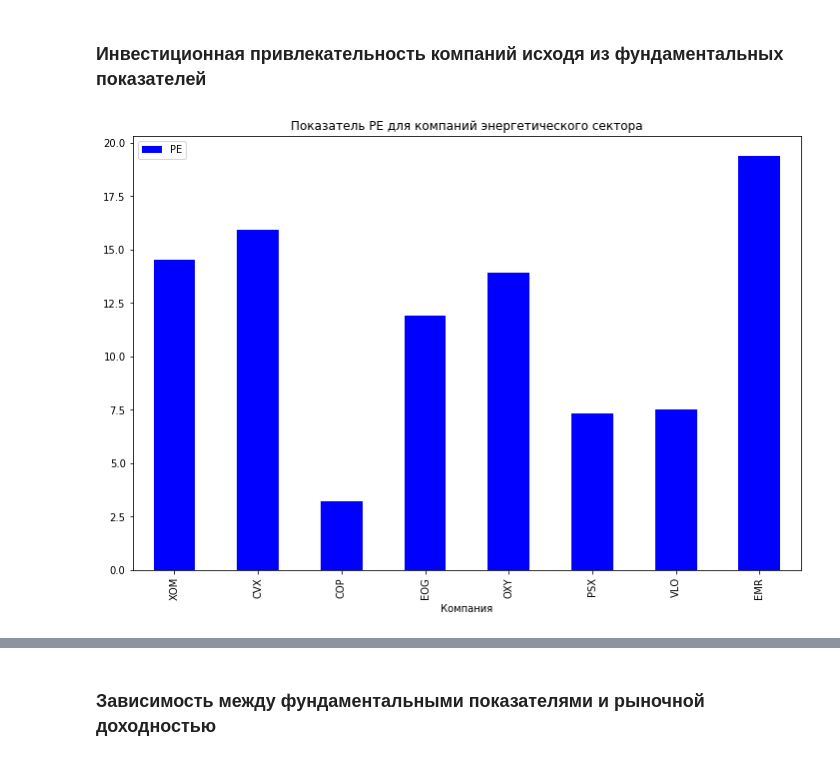
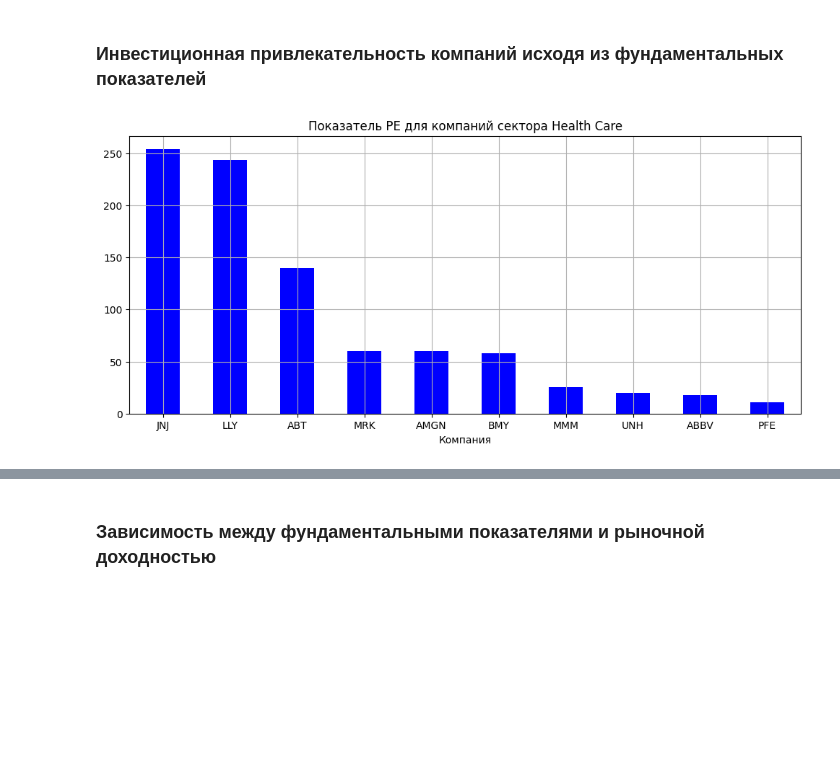
Before and after one commit to qununc/financials_repo, a Jupyter notebook: AppliedModels/Ex_strat_1 HW.ipynb, the cells around one changed output, grey strips where cells are left out. Drawn from its saved outputs; the diff is of its cells as text; code cells hidden in the pictures; blank space fills up the shorter version.

```diff
--- a/AppliedModels/Ex_strat_1 HW.ipynb
+++ b/AppliedModels/Ex_strat_1 HW.ipynb
@@ -102,3 +125,4 @@ comp.loc[index_l_tech,:]
 # %%
-sample=comp.loc[index_l_tech+index_l_energy,:]
+sample=comp.loc[index_l_capitalgoods+index_l_healthcare,:]
+sample.head()
 # формирование выборки
@@ -143,7 +189,7 @@ df.to_csv(path+'sample.csv')# сохранение массива в файле
 # %% [markdown]
 ### Загрзуку данных из интернета следует реализовать один раз. При последующей отладке вышеприведенные команды следует "закомментарить"
 # %%
-prices=pd.read_csv(path+'sample.csv',index_col='Date',parse_dates=True)# выгрузка массива из файла
+prices=pd.read_csv(path+'Ex_strat_1_HW.csv',index_col='Date',parse_dates=True)[:'2018-12-31'] # выгрузка массива из файла
 # %%
 prices.head()
 # %% [output]
@@ -192,2 +236,4 @@ returns=prices.copy()
 # %%
-returns=returns.pct_change()# дневная доходность
+returns=prices.copy()
+returns=returns.pct_change().iloc[1:,:] # дневная доходность
+returns.head()
@@ -204,5 +248,3 @@ returns.head()
-# %%
-returns=returns.iloc[1:,:]# удаление первого наблюдения nan
 # %%
 prices.iloc[0,0],prices.iloc[prices.shape[0]-1,0]
 # %% [output]
@@ -365,9 +436,16 @@ p=returns_cum[tickers_tech].plot(figsize=(15,10),title='Tech sector cum return')
 # %% [markdown]
 ### Инвестиционная привлекательность компаний исходя из фундаментальных показателей
 # %%
-p=sample[(sample.Sector=='Energy')&(sample.PE>0)].plot(x='Ticker',y='PE',kind='bar',
-title=u'Показатель PE для компаний энергетического сектора',figsize=(12,8),color=['blue'])
+p=sample[(sample.Sector=='Health Care')&(sample.PE>0)].sort_values(by='PE')[::-1].plot(
+    x='Ticker',y='PE',kind='bar',
+    title=u'Показатель PE для компаний сектора Health Care',
+    figsize=(12, 5),
+    color=['blue'],
+    legend=False,
+    grid=True,
+    rot=0
+)
 _=p.set(xlabel=u'Компания')
 # %% [output]
-[figure, old version]
+[figure, new version]
 # %%
```
Also changed, not shown: parts of 69 cells of this notebook, 2 other files.
